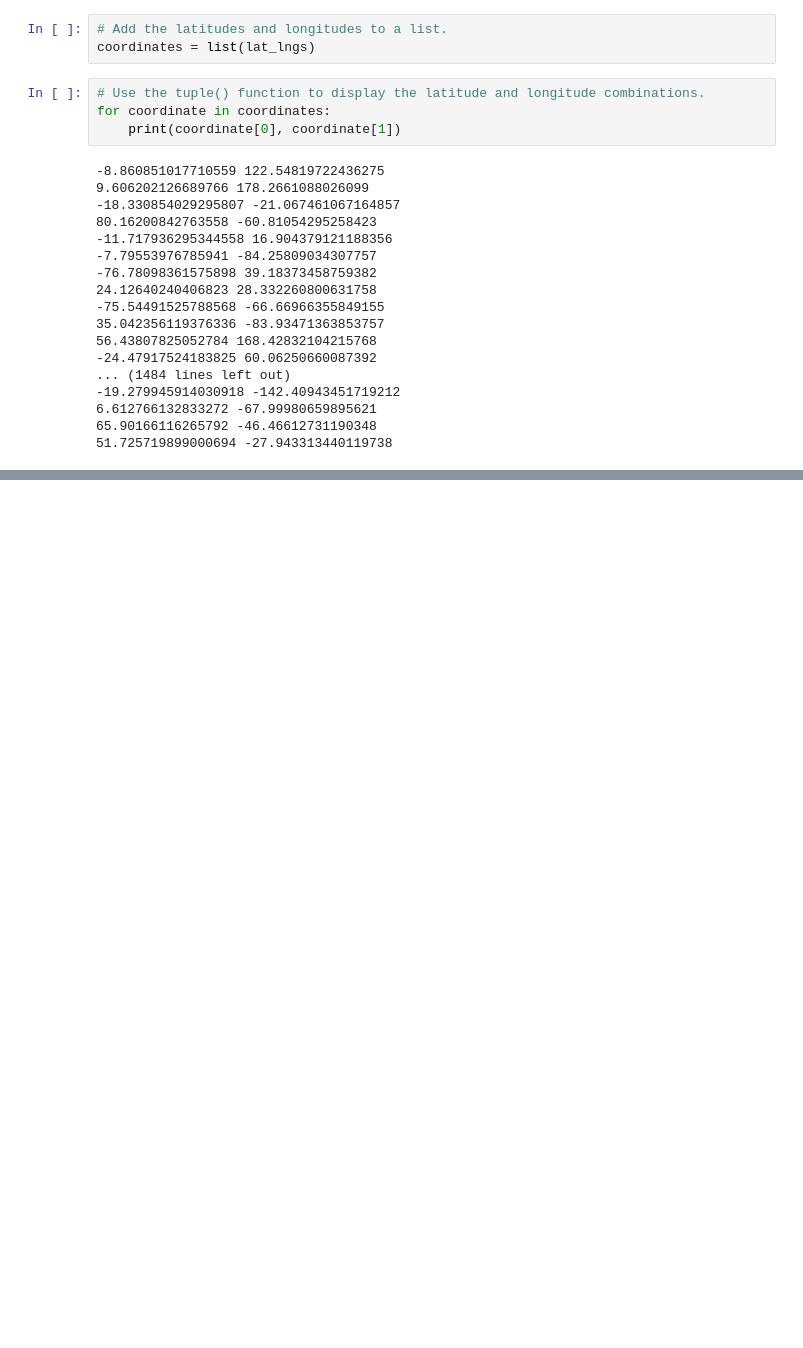
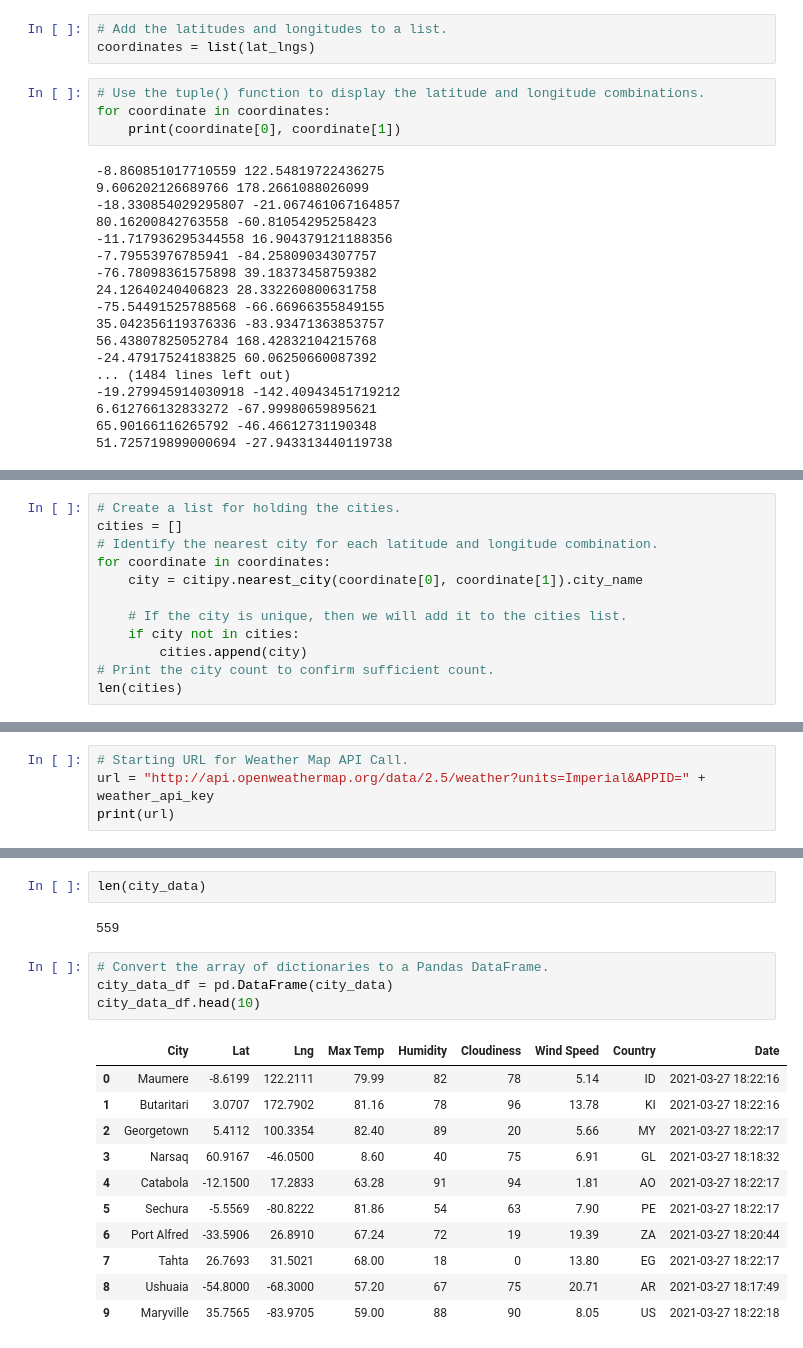
Before and after one commit to aw1442/World_Weather_Analysis, a Jupyter notebook: WeatherPy.ipynb, the cells around one changed output, grey strips where cells are left out. Cells and saved outputs as stored; diff of their text form; blank space fills up the shorter version.

```diff
--- a/WeatherPy.ipynb
+++ b/WeatherPy.ipynb
@@ -38,0 +42,12 @@ for coordinate in coordinates:
+# %%
+# Create a list for holding the cities.
+cities = []
+# Identify the nearest city for each latitude and longitude combination.
+for coordinate in coordinates:
+    city = citipy.nearest_city(coordinate[0], coordinate[1]).city_name
+
+    # If the city is unique, then we will add it to the cities list.
+    if city not in cities:
+        cities.append(city)
+# Print the city count to confirm sufficient count.
+len(cities)
@@ -38,0 +62,4 @@ for coordinate in coordinates:
+# %%
+# Starting URL for Weather Map API Call.
+url = "http://api.openweathermap.org/data/2.5/weather?units=Imperial&APPID=" + weather_api_key
+print(url)
@@ -38,0 +149,20 @@ for coordinate in coordinates:
+# %%
+len(city_data)
+# %% [output]
+559
+# %%
+# Convert the array of dictionaries to a Pandas DataFrame.
+city_data_df = pd.DataFrame(city_data)
+city_data_df.head(10)
+# %% [output]
+|  | City | Lat | Lng | Max Temp | Humidity | Cloudiness | Wind Speed | Country | Date |
+| 0 | Maumere | -8.6199 | 122.2111 | 79.99 | 82 | 78 | 5.14 | ID | 2021-03-27 18:22:16 |
+| 1 | Butaritari | 3.0707 | 172.7902 | 81.16 | 78 | 96 | 13.78 | KI | 2021-03-27 18:22:16 |
+| 2 | Georgetown | 5.4112 | 100.3354 | 82.40 | 89 | 20 | 5.66 | MY | 2021-03-27 18:22:17 |
+| 3 | Narsaq | 60.9167 | -46.0500 | 8.60 | 40 | 75 | 6.91 | GL | 2021-03-27 18:18:32 |
+| 4 | Catabola | -12.1500 | 17.2833 | 63.28 | 91 | 94 | 1.81 | AO | 2021-03-27 18:22:17 |
+| 5 | Sechura | -5.5569 | -80.8222 | 81.86 | 54 | 63 | 7.90 | PE | 2021-03-27 18:22:17 |
+| 6 | Port Alfred | -33.5906 | 26.8910 | 67.24 | 72 | 19 | 19.39 | ZA | 2021-03-27 18:20:44 |
+| 7 | Tahta | 26.7693 | 31.5021 | 68.00 | 18 | 0 | 13.80 | EG | 2021-03-27 18:22:17 |
+| 8 | Ushuaia | -54.8000 | -68.3000 | 57.20 | 67 | 75 | 20.71 | AR | 2021-03-27 18:17:49 |
+| 9 | Maryville | 35.7565 | -83.9705 | 59.00 | 88 | 90 | 8.05 | US | 2021-03-27 18:22:18 |
```
Also changed, not shown: parts of 8 cells of this notebook, 4 other files.
